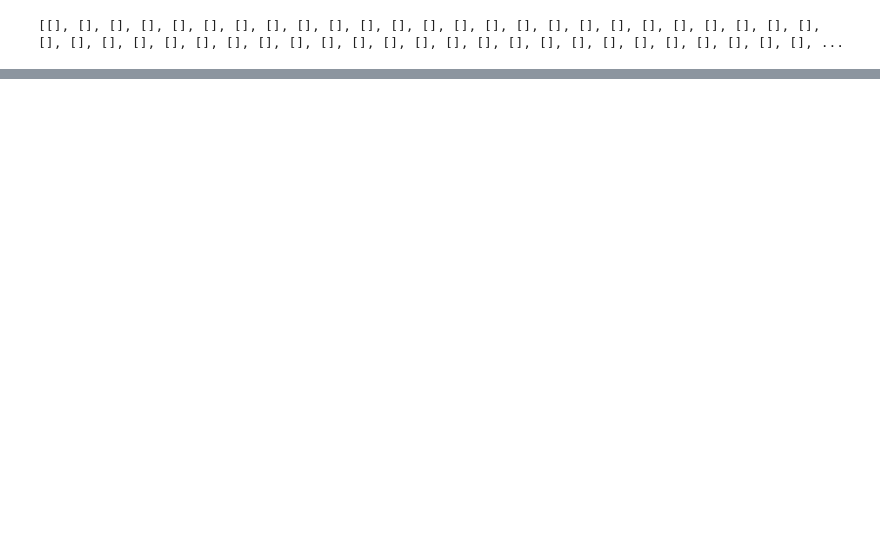
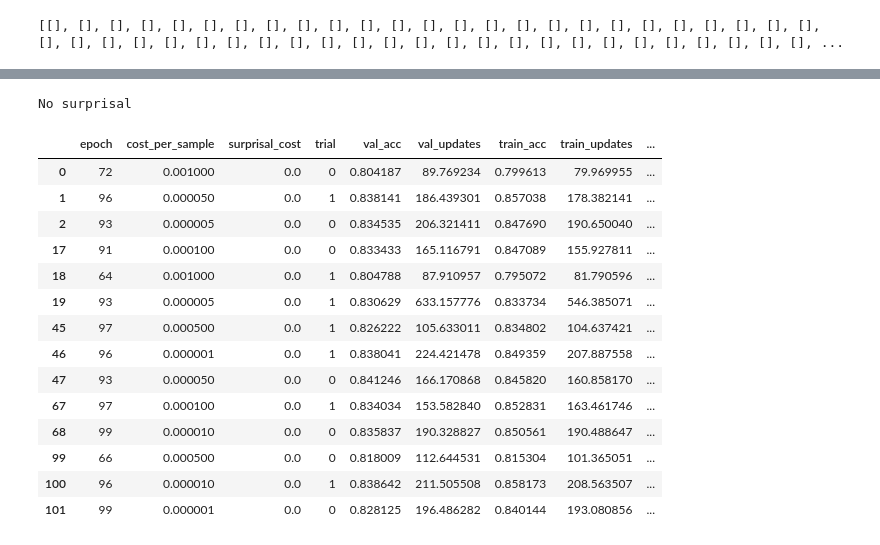
Before and after one commit to EmyArts/skiprnn-2017-telecombcn, a Jupyter notebook: src/postprocessing.ipynb, the cells around one changed output, grey strips where cells are left out. Cells and saved outputs as stored; diff of their text form; code cells hidden in the pictures; blank space fills up the shorter version.

```diff
--- a/src/postprocessing.ipynb
+++ b/src/postprocessing.ipynb
@@ -109,3 +93,26 @@ for df in csvs:
 # %%
 best_df = pd.DataFrame(best_rows)
 best_df = best_df.drop(columns= ["learning_rate", "hidden_units", "batch_size", "early_stopping"])
+
+original = best_df[best_df['surprisal_cost'] == 0]
+surprisal = best_df[best_df['surprisal_cost'] != 0]
+# %%
+print("No surprisal")
+original
+# %% [output]
+No surprisal
+|  | epoch | cost_per_sample | surprisal_cost | trial | val_acc | val_updates | train_acc | train_updates | ... |
+| 0 | 72 | 0.001000 | 0.0 | 0 | 0.804187 | 89.769234 | 0.799613 | 79.969955 | ... |
+| 1 | 96 | 0.000050 | 0.0 | 1 | 0.838141 | 186.439301 | 0.857038 | 178.382141 | ... |
+| 2 | 93 | 0.000005 | 0.0 | 0 | 0.834535 | 206.321411 | 0.847690 | 190.650040 | ... |
+| 17 | 91 | 0.000100 | 0.0 | 0 | 0.833433 | 165.116791 | 0.847089 | 155.927811 | ... |
+| 18 | 64 | 0.001000 | 0.0 | 1 | 0.804788 | 87.910957 | 0.795072 | 81.790596 | ... |
+| 19 | 93 | 0.000005 | 0.0 | 1 | 0.830629 | 633.157776 | 0.833734 | 546.385071 | ... |
+| 45 | 97 | 0.000500 | 0.0 | 1 | 0.826222 | 105.633011 | 0.834802 | 104.637421 | ... |
+| 46 | 96 | 0.000001 | 0.0 | 1 | 0.838041 | 224.421478 | 0.849359 | 207.887558 | ... |
+| 47 | 93 | 0.000050 | 0.0 | 0 | 0.841246 | 166.170868 | 0.845820 | 160.858170 | ... |
+| 67 | 97 | 0.000100 | 0.0 | 1 | 0.834034 | 153.582840 | 0.852831 | 163.461746 | ... |
+| 68 | 99 | 0.000010 | 0.0 | 0 | 0.835837 | 190.328827 | 0.850561 | 190.488647 | ... |
+| 99 | 66 | 0.000500 | 0.0 | 0 | 0.818009 | 112.644531 | 0.815304 | 101.365051 | ... |
+| 100 | 96 | 0.000010 | 0.0 | 1 | 0.838642 | 211.505508 | 0.858173 | 208.563507 | ... |
+| 101 | 99 | 0.000001 | 0.0 | 0 | 0.828125 | 196.486282 | 0.840144 | 193.080856 | ... |
```
Also changed, not shown: parts of 11 cells of this notebook, 1 other file.
